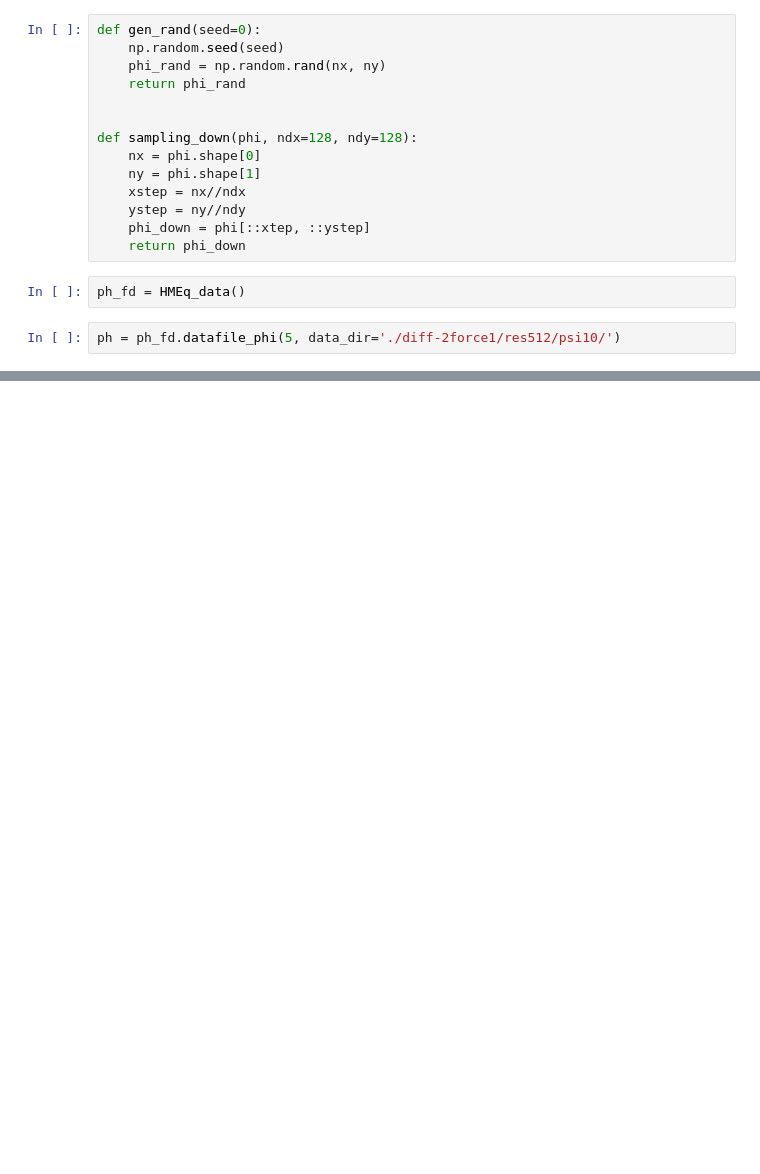
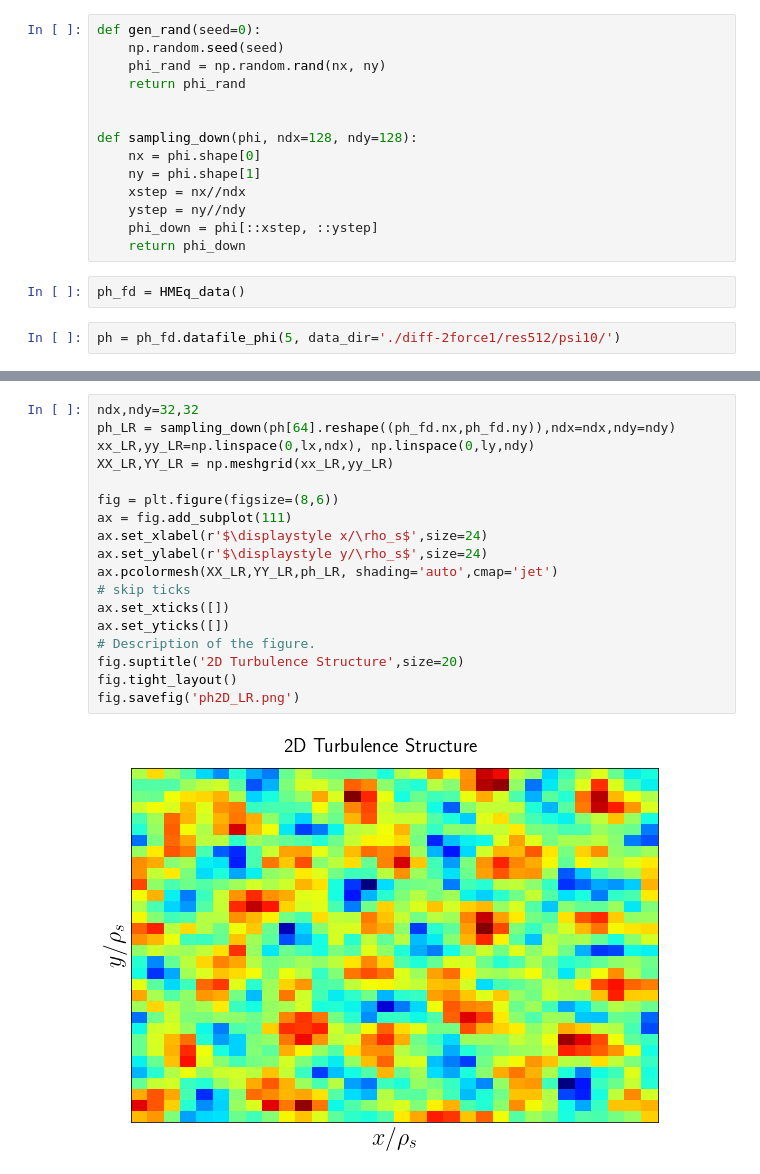
Before and after one commit to StereoWings7/clsfy_turb, a Jupyter notebook: visualization_downsample.ipynb, the cells around one changed output, grey strips where cells are left out. Cells and saved outputs as stored; diff of their text form; blank space fills up the shorter version.

```diff
--- a/visualization_downsample.ipynb
+++ b/visualization_downsample.ipynb
@@ -88,7 +88,7 @@ def sampling_down(phi, ndx=128, ndy=128):
     ny = phi.shape[1]
     xstep = nx//ndx
     ystep = ny//ndy
-    phi_down = phi[::xtep, ::ystep]
+    phi_down = phi[::xstep, ::ystep]
     return phi_down
 # %%
 ph_fd = HMEq_data()
@@ -120,0 +122,20 @@ Text(0.5, 0.98, '2D Turbulence Structure')
+# %%
+ndx,ndy=32,32
+ph_LR = sampling_down(ph[64].reshape((ph_fd.nx,ph_fd.ny)),ndx=ndx,ndy=ndy)
+xx_LR,yy_LR=np.linspace(0,lx,ndx), np.linspace(0,ly,ndy)
+XX_LR,YY_LR = np.meshgrid(xx_LR,yy_LR)
+
+fig = plt.figure(figsize=(8,6))
+ax = fig.add_subplot(111)
+ax.set_xlabel(r'$\displaystyle x/\rho_s$',size=24)
+ax.set_ylabel(r'$\displaystyle y/\rho_s$',size=24)
+ax.pcolormesh(XX_LR,YY_LR,ph_LR, shading='auto',cmap='jet')
+# skip ticks
+ax.set_xticks([])
+ax.set_yticks([])
+# Description of the figure.
+fig.suptitle('2D Turbulence Structure',size=20)
+fig.tight_layout()
+fig.savefig('ph2D_LR.png')
+# %% [output]
+[figure, added]
```
Also changed, not shown: parts of 2 cells of this notebook.
